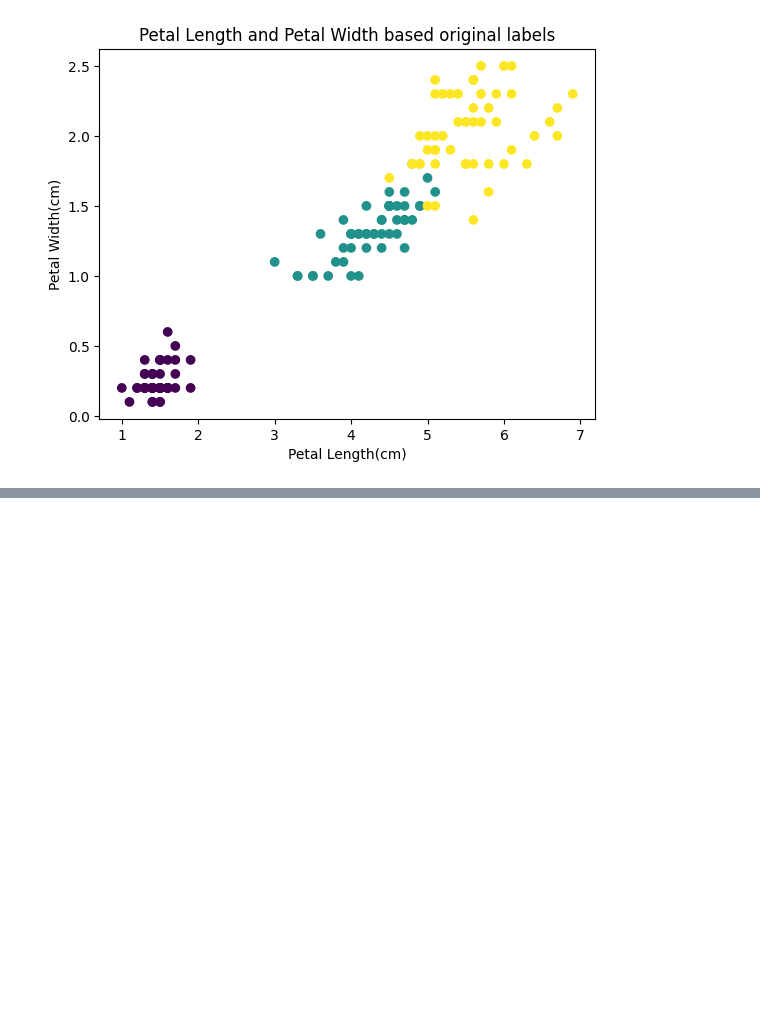
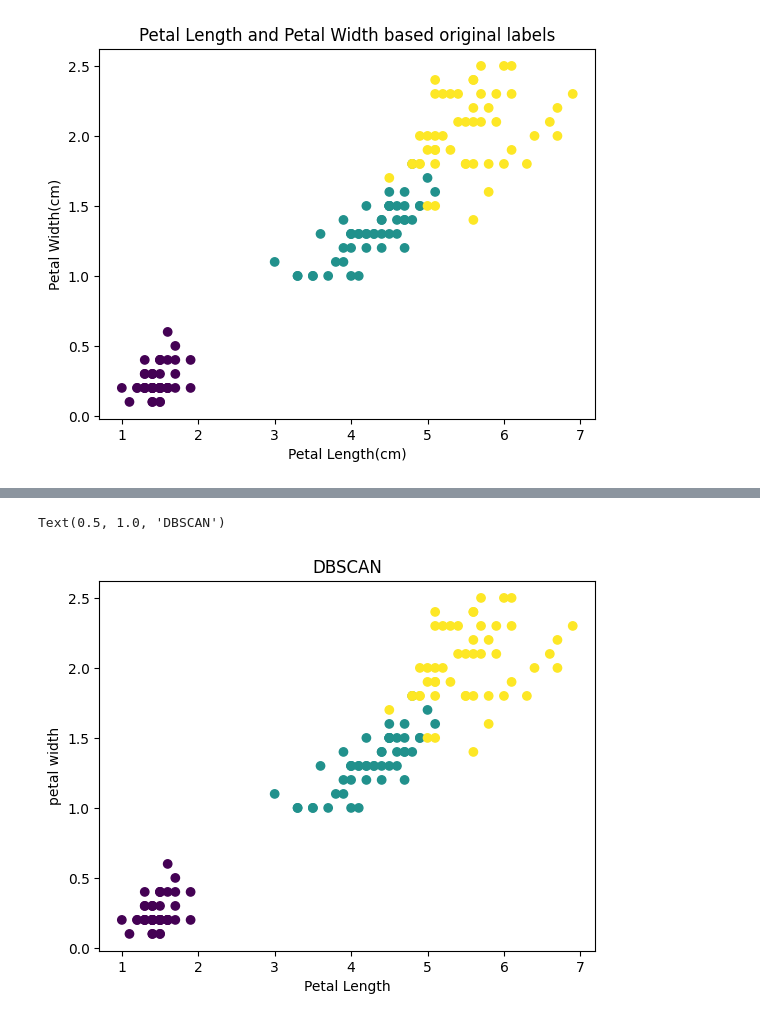
Before and after one commit to ShravaniAWanjari/ensemble-framework-based-market-prediction, a Jupyter notebook: practicing-unsupervised-learning/kmeans.ipynb, the cells around one changed output, grey strips where cells are left out. Drawn from its saved outputs; the diff is of its cells as text; code cells hidden in the pictures; blank space fills up the shorter version.

```diff
--- a/practicing-unsupervised-learning/kmeans.ipynb
+++ b/practicing-unsupervised-learning/kmeans.ipynb
@@ -55,0 +124,7 @@ plt.title('Petal Length and Petal Width based original labels');
+# %%
+from sklearn.datasets import load_iris
+
+data = load_iris()
+
+X = data['data']
+Y= data['target']
@@ -55,0 +152,8 @@ plt.title('Petal Length and Petal Width based original labels');
+# %%
+plt.scatter(X[:,2], X[:,3], c=Y)
+plt.xlabel('Petal Length')
+plt.ylabel('petal width')
+plt.title('DBSCAN')
+# %% [output]
+Text(0.5, 1.0, 'DBSCAN')
+[figure, added]
```
Also changed, not shown: parts of 15 cells of this notebook, 2 other files.
